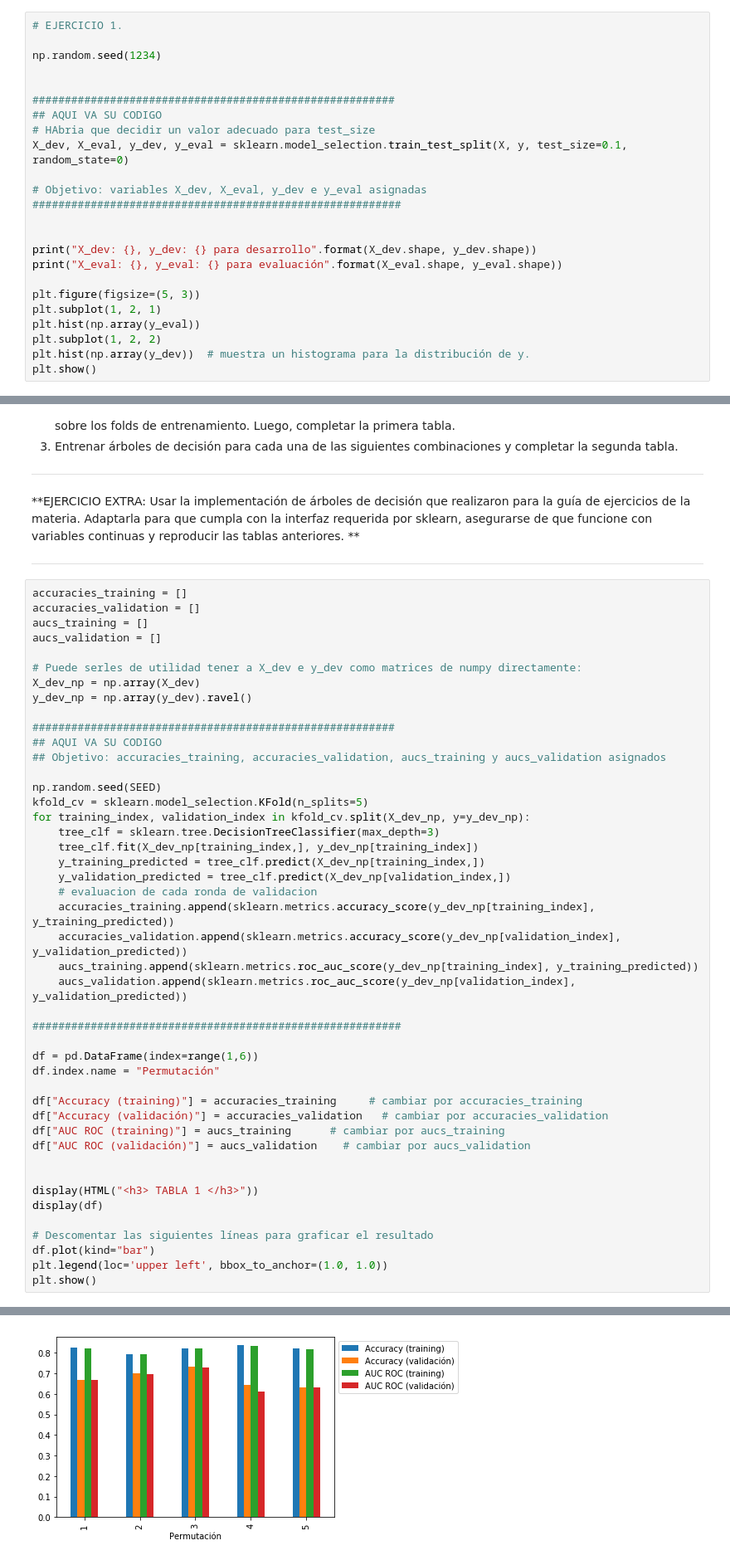
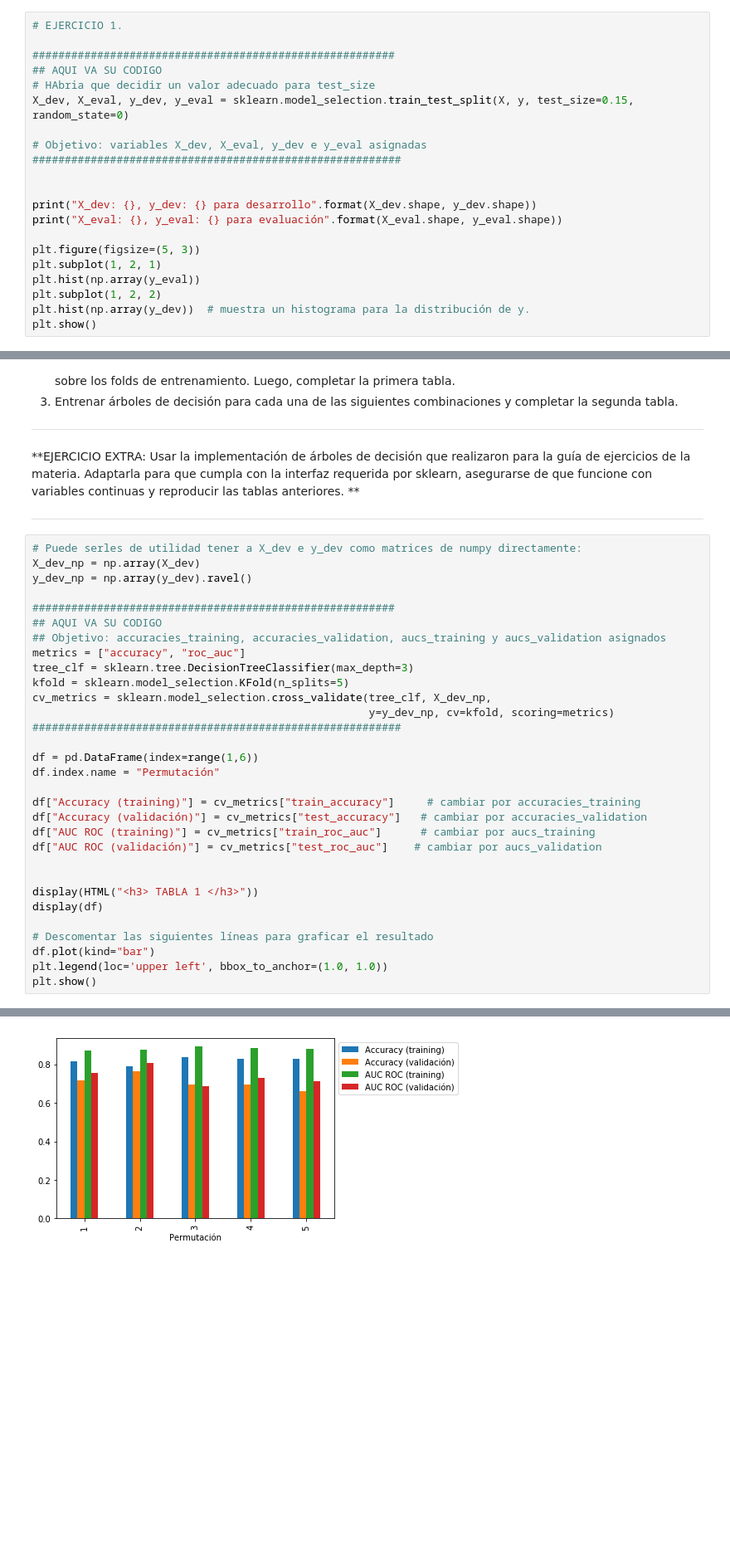
Before and after one commit to griquelme/aa-TP1, a Jupyter notebook: TP1.ipynb, the cells around one changed output, grey strips where cells are left out. Shown: that part at 83% size. Cells and saved outputs as stored; diff of their text form; blank space fills up the shorter version.

```diff
--- a/TP1.ipynb
+++ b/TP1.ipynb
@@ -101,14 +101,11 @@ display(y)
 Contarán con una cantidad limitada de datos, por lo cual es importante tomar una buena decisión en el momento de empezar a utilizarlos. En este punto pedimos que evalúen cómo separar sus datos para desarrollo y para evaluación tomando en cuenta la competencia.
 # %%
 # EJERCICIO 1.
-
-np.random.seed(1234)
-
 
 ########################################################
 ## AQUI VA SU CODIGO
 # HAbria que decidir un valor adecuado para test_size
-X_dev, X_eval, y_dev, y_eval = sklearn.model_selection.train_test_split(X, y, test_size=0.1, random_state=0)
+X_dev, X_eval, y_dev, y_eval = sklearn.model_selection.train_test_split(X, y, test_size=0.15, random_state=0)
 
 # Objetivo: variables X_dev, X_eval, y_dev e y_eval asignadas
 #########################################################
@@ -144,11 +141,6 @@ Para este punto, la tarea consiste en construir y evaluar modelos de tipo árbol
 
 ----
 # %%
-accuracies_training = []
-accuracies_validation = []
-aucs_training = []
-aucs_validation = []
-
 # Puede serles de utilidad tener a X_dev e y_dev como matrices de numpy directamente:
 X_dev_np = np.array(X_dev)
 y_dev_np = np.array(y_dev).ravel()
@@ -156,29 +148,20 @@ y_dev_np = np.array(y_dev).ravel()
 ########################################################
 ## AQUI VA SU CODIGO
 ## Objetivo: accuracies_training, accuracies_validation, aucs_training y aucs_validation asignados
-
-np.random.seed(SEED)
-kfold_cv = sklearn.model_selection.KFold(n_splits=5)
-for training_index, validation_index in kfold_cv.split(X_dev_np, y=y_dev_np):
-    tree_clf = sklearn.tree.DecisionTreeClassifier(max_depth=3)
-    tree_clf.fit(X_dev_np[training_index,], y_dev_np[training_index])
-    y_training_predicted = tree_clf.predict(X_dev_np[training_index,])
-    y_validation_predicted = tree_clf.predict(X_dev_np[validation_index,])
-    # evaluacion de cada ronda de validacion
-    accuracies_training.append(sklearn.metrics.accuracy_score(y_dev_np[training_index], y_training_predicted))
-    accuracies_validation.append(sklearn.metrics.accuracy_score(y_dev_np[validation_index], y_validation_predicted))
-    aucs_training.append(sklearn.metrics.roc_auc_score(y_dev_np[training_index], y_training_predicted))
-    aucs_validation.append(sklearn.metrics.roc_auc_score(y_dev_np[validation_index], y_validation_predicted))
-
+metrics = ["accuracy", "roc_auc"]
+tree_clf = sklearn.tree.DecisionTreeClassifier(max_depth=3)
+kfold = sklearn.model_selection.KFold(n_splits=5)
+cv_metrics = sklearn.model_selection.cross_validate(tree_clf, X_dev_np,
+                                                    y=y_dev_np, cv=kfold, scoring=metrics)
 #########################################################
 
 df = pd.DataFrame(index=range(1,6))
 df.index.name = "Permutación"
 
-df["Accuracy (training)"] = accuracies_training     # cambiar por accuracies_training
-df["Accuracy (validación)"] = accuracies_validation   # cambiar por accuracies_validation
-df["AUC ROC (training)"] = aucs_training      # cambiar por aucs_training
-df["AUC ROC (validación)"] = aucs_validation    # cambiar por aucs_validation
+df["Accuracy (training)"] = cv_metrics["train_accuracy"]     # cambiar por accuracies_training
+df["Accuracy (validación)"] = cv_metrics["test_accuracy"]   # cambiar por accuracies_validation
+df["AUC ROC (training)"] = cv_metrics["train_roc_auc"]      # cambiar por aucs_training
+df["AUC ROC (validación)"] = cv_metrics["test_roc_auc"]    # cambiar por aucs_validation
 
 
 display(HTML("<h3> TABLA 1 </h3>"))
@@ -200 +183 @@ TABLA 1
-[figure, old version]
+[figure, new version]
```
Also changed, not shown: parts of 8 cells of this notebook.
